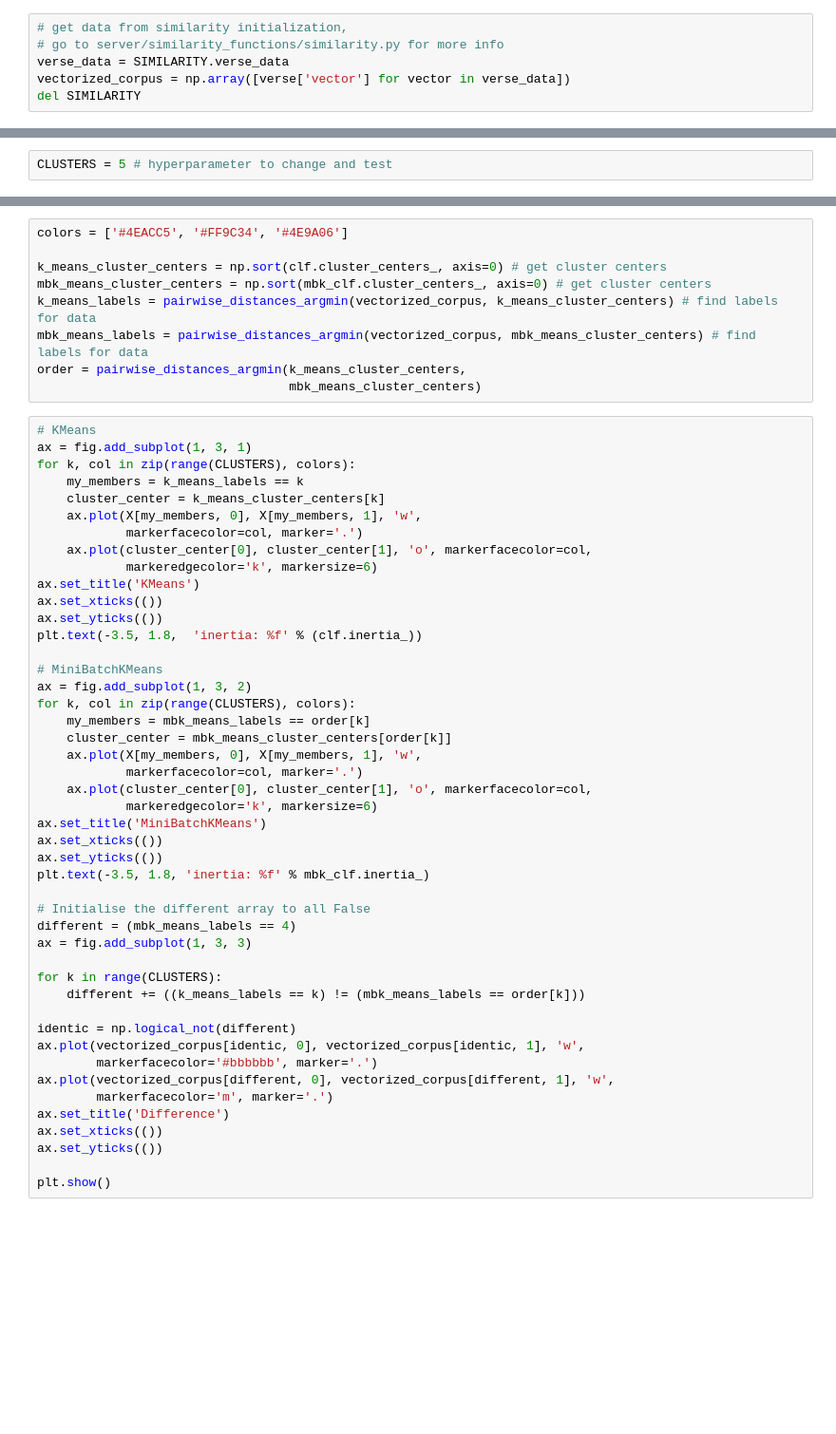
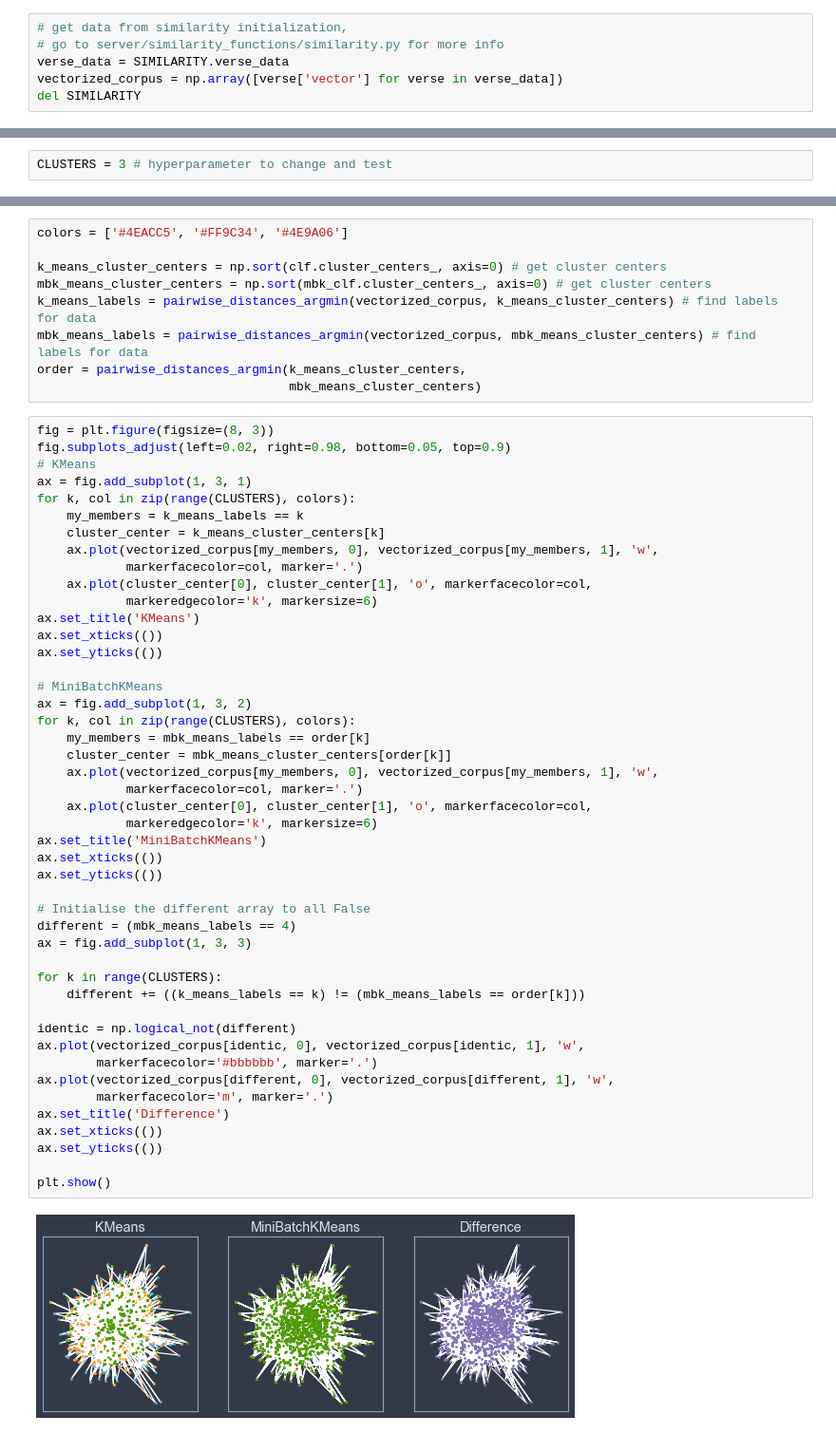
Before and after one commit to Biblink/biblink-backend, a Jupyter notebook: preliminary-dl-scripts/Preliminary K-Means Clustering Scripts.ipynb, the cells around one changed output, grey strips where cells are left out. Shown at 95% size. Drawn from its saved outputs; the diff is of its cells as text; blank space fills up the shorter version.

```diff
--- a/preliminary-dl-scripts/Preliminary K-Means Clustering Scripts.ipynb
+++ b/preliminary-dl-scripts/Preliminary K-Means Clustering Scripts.ipynb
@@ -31,12 +45,12 @@ SIMILARITY.initialize(create_matrix=False)
 # get data from similarity initialization,
 # go to server/similarity_functions/similarity.py for more info
 verse_data = SIMILARITY.verse_data
-vectorized_corpus = np.array([verse['vector'] for vector in verse_data])
+vectorized_corpus = np.array([verse['vector'] for verse in verse_data])
 del SIMILARITY
 # %% [markdown]
 ## Implement Clustering
 # %%
-CLUSTERS = 5 # hyperparameter to change and test
+CLUSTERS = 3 # hyperparameter to change and test
 # %% [markdown]
 ### Mini-Batch K-Means Model
 # %%
@@ -72,48 +92,50 @@ mbk_means_labels = pairwise_distances_argmin(vectorized_corpus, mbk_means_cluste
 order = pairwise_distances_argmin(k_means_cluster_centers,
                                   mbk_means_cluster_centers)
 # %%
+fig = plt.figure(figsize=(8, 3))
+fig.subplots_adjust(left=0.02, right=0.98, bottom=0.05, top=0.9)
 # KMeans
 ax = fig.add_subplot(1, 3, 1)
 for k, col in zip(range(CLUSTERS), colors):
     my_members = k_means_labels == k
     cluster_center = k_means_cluster_centers[k]
-    ax.plot(X[my_members, 0], X[my_members, 1], 'w',
+    ax.plot(vectorized_corpus[my_members, 0], vectorized_corpus[my_members, 1], 'w',
             markerfacecolor=col, marker='.')
     ax.plot(cluster_center[0], cluster_center[1], 'o', markerfacecolor=col,
             markeredgecolor='k', markersize=6)
 ax.set_title('KMeans')
 ax.set_xticks(())
 ax.set_yticks(())
-plt.text(-3.5, 1.8,  'inertia: %f' % (clf.inertia_))
 
 # MiniBatchKMeans
 ax = fig.add_subplot(1, 3, 2)
 for k, col in zip(range(CLUSTERS), colors):
     my_members = mbk_means_labels == order[k]
     cluster_center = mbk_means_cluster_centers[order[k]]
-    ax.plot(X[my_members, 0], X[my_members, 1], 'w',
+    ax.plot(vectorized_corpus[my_members, 0], vectorized_corpus[my_members, 1], 'w',
             markerfacecolor=col, marker='.')
     ax.plot(cluster_center[0], cluster_center[1], 'o', markerfacecolor=col,
             markeredgecolor='k', markersize=6)
 ax.set_title('MiniBatchKMeans')
 ax.set_xticks(())
 ax.set_yticks(())
-plt.text(-3.5, 1.8, 'inertia: %f' % mbk_clf.inertia_)
 
 # Initialise the different array to all False
 different = (mbk_means_labels == 4)
 ax = fig.add_subplot(1, 3, 3)
 
 for k in range(CLUSTERS):
     different += ((k_means_labels == k) != (mbk_means_labels == order[k]))
 
 identic = np.logical_not(different)
 ax.plot(vectorized_corpus[identic, 0], vectorized_corpus[identic, 1], 'w',
         markerfacecolor='#bbbbbb', marker='.')
 ax.plot(vectorized_corpus[different, 0], vectorized_corpus[different, 1], 'w',
         markerfacecolor='m', marker='.')
 ax.set_title('Difference')
 ax.set_xticks(())
 ax.set_yticks(())
 
 plt.show()
+# %% [output]
+[figure, added]
```
Also changed, not shown: parts of 5 cells of this notebook.
